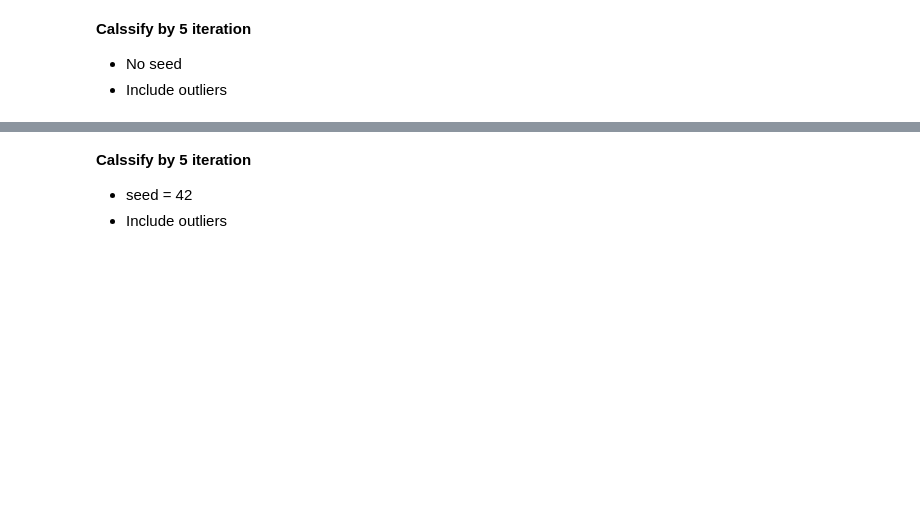
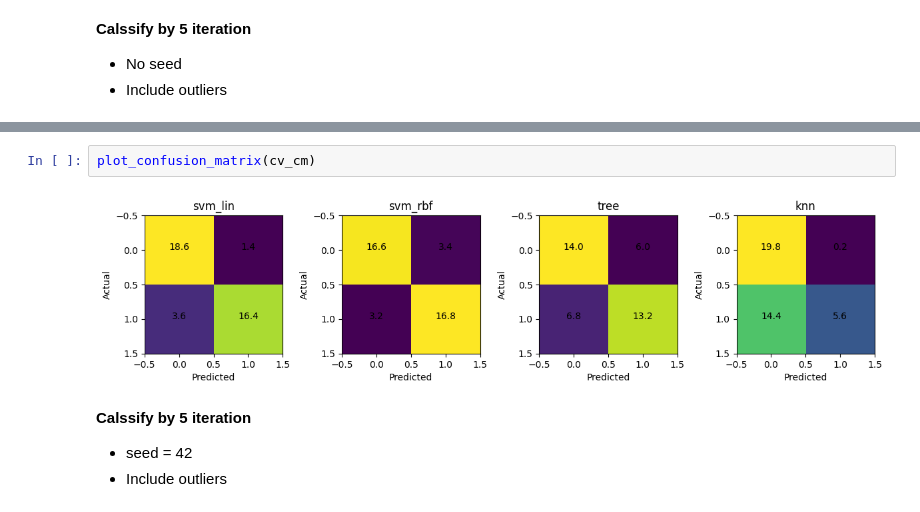
Before and after one commit to nawroz-m/ML_learning, a Jupyter notebook: G5_EGG.ipynb, the cells around one changed output, grey strips where cells are left out. Drawn from its saved outputs; the diff is of its cells as text; blank space fills up the shorter version.

```diff
--- a/G5_EGG.ipynb
+++ b/G5_EGG.ipynb
@@ -415,3 +464,7 @@ cv_table
+# %%
+plot_confusion_matrix(cv_cm)
+# %% [output]
+[figure, added]
 # %% [markdown]
 **Calssify by 5 iteration**
 - seed = 42
```
Also changed, not shown: parts of 7 cells of this notebook.
